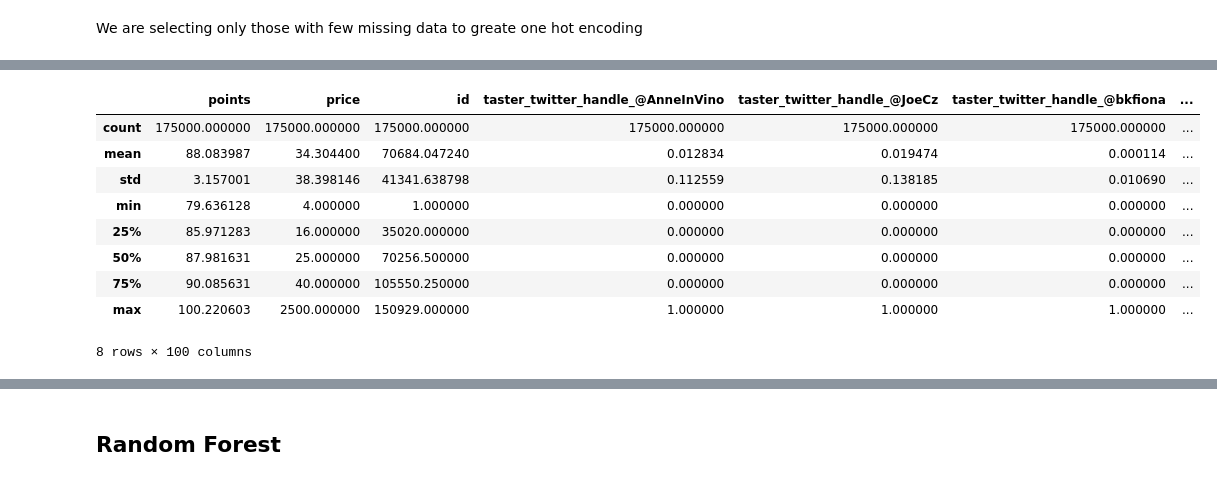
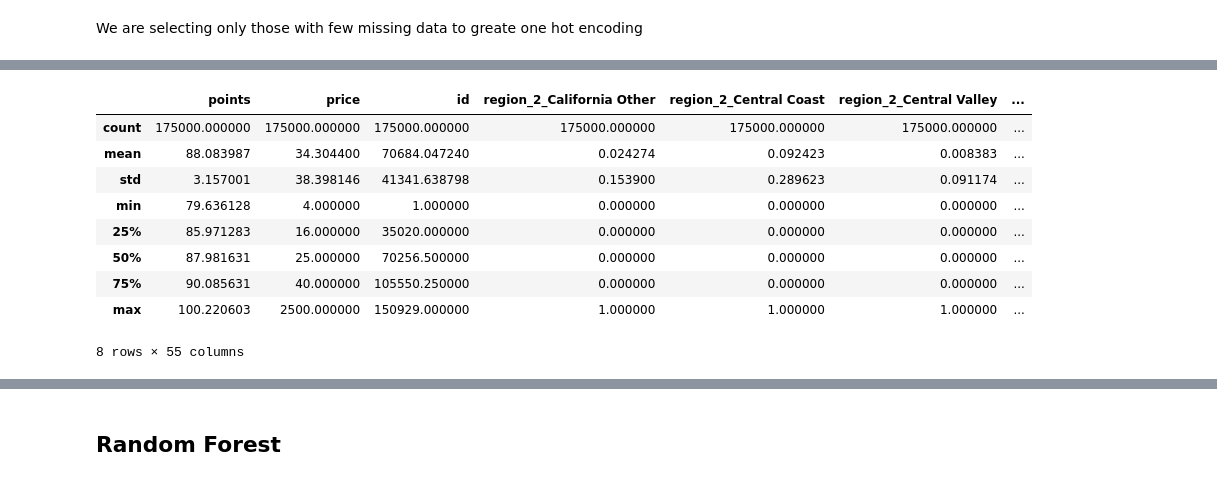
Before and after one commit to KANUBALAD/Group_One, a Jupyter notebook: Group 1.ipynb, the cells around one changed output, grey strips where cells are left out. Drawn from its saved outputs; the diff is of its cells as text; code cells hidden in the pictures.

```diff
--- a/Group 1.ipynb
+++ b/Group 1.ipynb
@@ -472,0 +479,14 @@ numerical_train_selected = pd.concat([numerical_train, taster_twitter_handle_cat
+# %%
+dummy_fields = ['region_2', 'taster_name', 'taster_twitter_handle']
+# train[train.columns[train.dtypes == 'object']], 'country'
+train_select = numerical_train
+for each in dummy_fields:
+    dummies = pd.get_dummies(train[each], prefix=each)
+    train_select = pd.concat([train_select, dummies], axis=1)
+
+numerical_test = test[test.columns[test.dtypes != 'object']]
+test_select = numerical_test
+for each in dummy_fields:
+    dummies = pd.get_dummies(test[each], prefix=each)
+    test_select = pd.concat([test_select, dummies], axis=1)
+test_select.drop(['index', 'price'], axis=1, inplace=True)
@@ -473,13 +531,13 @@ numerical_train_selected = pd.concat([numerical_train, taster_twitter_handle_cat
 # %%
-numerical_train_selected.describe()
+train_select.describe()
 # %% [output]
-|  | points | price | id | taster_twitter_handle_@AnneInVino | taster_twitter_handle_@JoeCz | taster_twitter_handle_@bkfiona | ... |
+|  | points | price | id | region_2_California Other | region_2_Central Coast | region_2_Central Valley | ... |
 | count | 175000.000000 | 175000.000000 | 175000.000000 | 175000.000000 | 175000.000000 | 175000.000000 | ... |
-| mean | 88.083987 | 34.304400 | 70684.047240 | 0.012834 | 0.019474 | 0.000114 | ... |
-| std | 3.157001 | 38.398146 | 41341.638798 | 0.112559 | 0.138185 | 0.010690 | ... |
+| mean | 88.083987 | 34.304400 | 70684.047240 | 0.024274 | 0.092423 | 0.008383 | ... |
+| std | 3.157001 | 38.398146 | 41341.638798 | 0.153900 | 0.289623 | 0.091174 | ... |
 | min | 79.636128 | 4.000000 | 1.000000 | 0.000000 | 0.000000 | 0.000000 | ... |
 | 25% | 85.971283 | 16.000000 | 35020.000000 | 0.000000 | 0.000000 | 0.000000 | ... |
 | 50% | 87.981631 | 25.000000 | 70256.500000 | 0.000000 | 0.000000 | 0.000000 | ... |
 | 75% | 90.085631 | 40.000000 | 105550.250000 | 0.000000 | 0.000000 | 0.000000 | ... |
 | max | 100.220603 | 2500.000000 | 150929.000000 | 1.000000 | 1.000000 | 1.000000 | ... |
-8 rows × 100 columns
+8 rows × 55 columns
```
Also changed, not shown: parts of 43 cells of this notebook, 8 other files.
